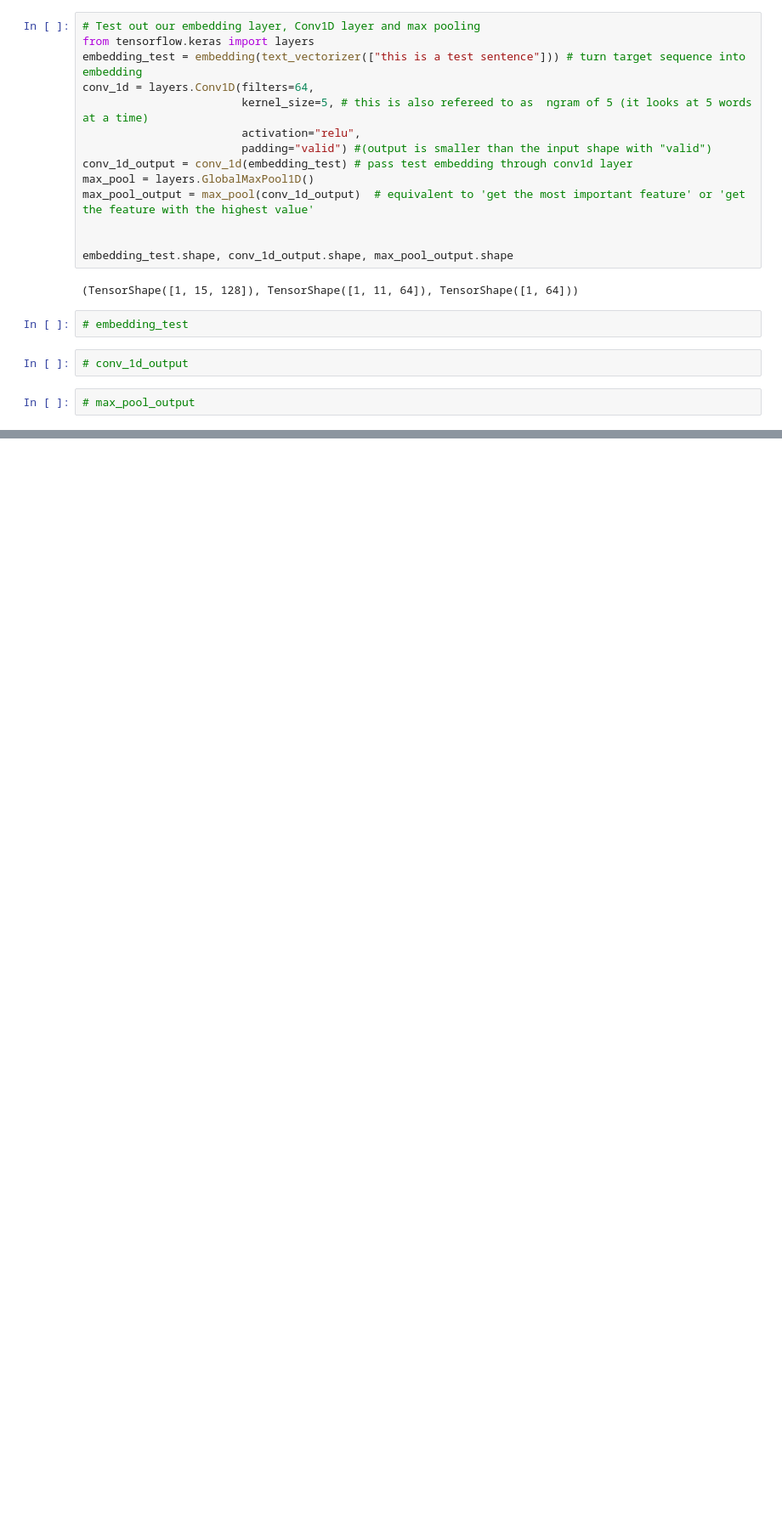
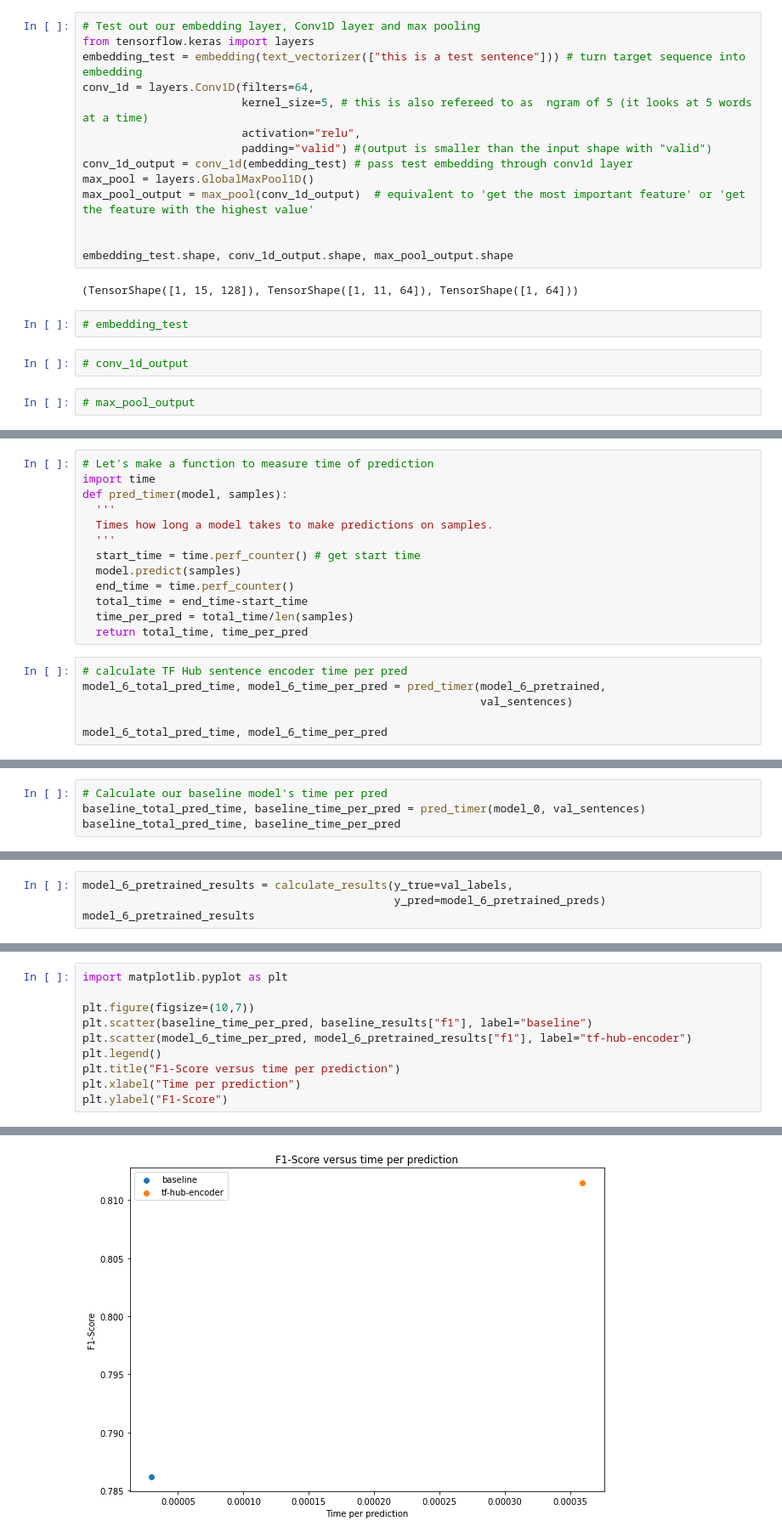
Before and after one commit to shaluc04/tensorflow-for-deeplearning, a Jupyter notebook: 08_introduction_to_nlp_in_tensorflow.ipynb, the cells around one changed output, grey strips where cells are left out. Shown: that part at 85% size. Saved outputs shown, nothing was run; the diff lists cells and outputs as text; blank space fills up the shorter version.

```diff
--- a/08_introduction_to_nlp_in_tensorflow.ipynb
+++ b/08_introduction_to_nlp_in_tensorflow.ipynb
@@ -997,0 +1713,19 @@ embedding_test.shape, conv_1d_output.shape, max_pool_output.shape
+# %%
+# Let's make a function to measure time of prediction
+import time
+def pred_timer(model, samples):
+  '''
+  Times how long a model takes to make predictions on samples.
+  '''
+  start_time = time.perf_counter() # get start time
+  model.predict(samples)
+  end_time = time.perf_counter()
+  total_time = end_time-start_time
+  time_per_pred = total_time/len(samples)
+  return total_time, time_per_pred
+# %%
+# calculate TF Hub sentence encoder time per pred
+model_6_total_pred_time, model_6_time_per_pred = pred_timer(model_6_pretrained,
+                                                            val_sentences)
+
+model_6_total_pred_time, model_6_time_per_pred
@@ -997,0 +1734,4 @@ embedding_test.shape, conv_1d_output.shape, max_pool_output.shape
+# %%
+# Calculate our baseline model's time per pred
+baseline_total_pred_time, baseline_time_per_pred = pred_timer(model_0, val_sentences)
+baseline_total_pred_time, baseline_time_per_pred
@@ -997,0 +1740,4 @@ embedding_test.shape, conv_1d_output.shape, max_pool_output.shape
+# %%
+model_6_pretrained_results = calculate_results(y_true=val_labels,
+                                               y_pred=model_6_pretrained_preds)
+model_6_pretrained_results
@@ -997,0 +1749,11 @@ embedding_test.shape, conv_1d_output.shape, max_pool_output.shape
+# %%
+import matplotlib.pyplot as plt
+
+plt.figure(figsize=(10,7))
+plt.scatter(baseline_time_per_pred, baseline_results["f1"], label="baseline")
+plt.scatter(model_6_time_per_pred, model_6_pretrained_results["f1"], label="tf-hub-encoder")
+plt.legend()
+plt.title("F1-Score versus time per prediction")
+plt.xlabel("Time per prediction")
+plt.ylabel("F1-Score")
+# %% [output]
@@ -997,0 +1761 @@ embedding_test.shape, conv_1d_output.shape, max_pool_output.shape
+[figure, added]
```
Also changed, not shown: parts of 105 cells of this notebook.
